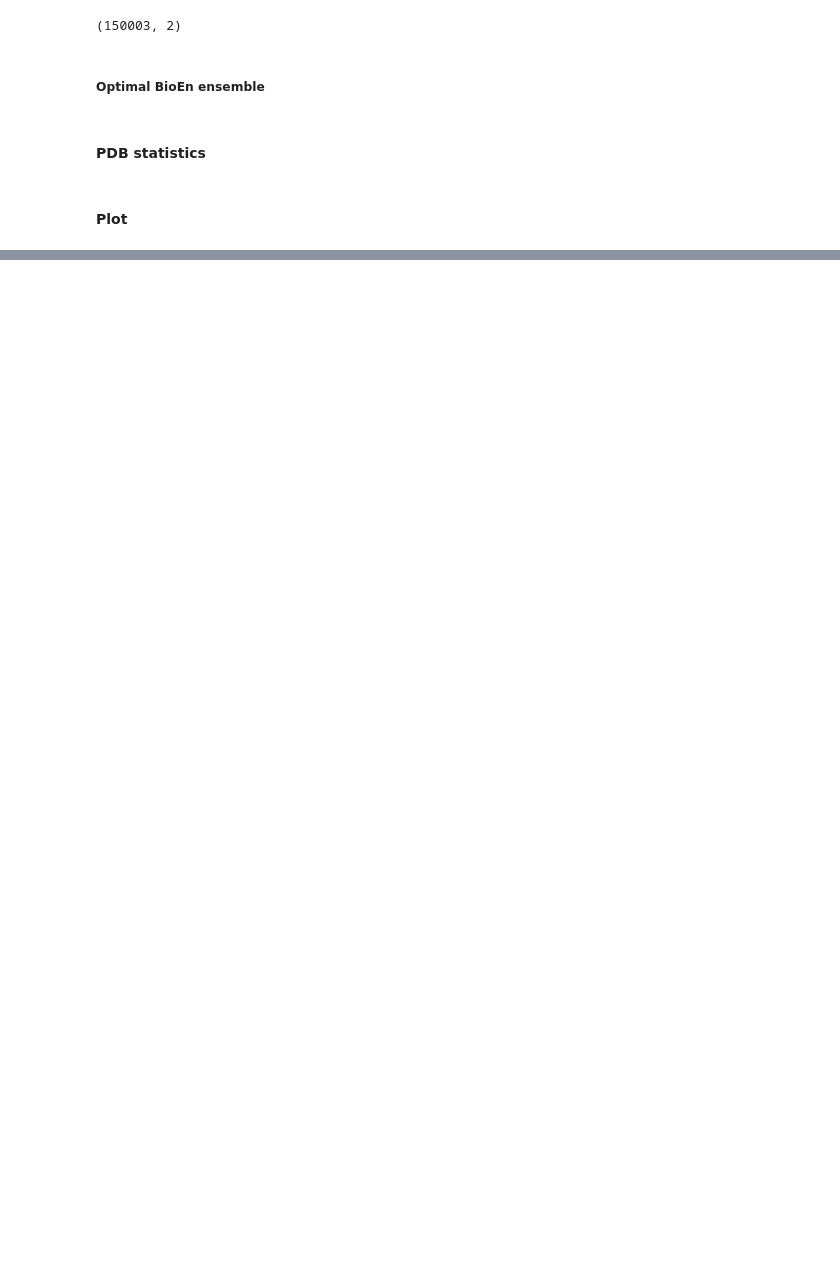
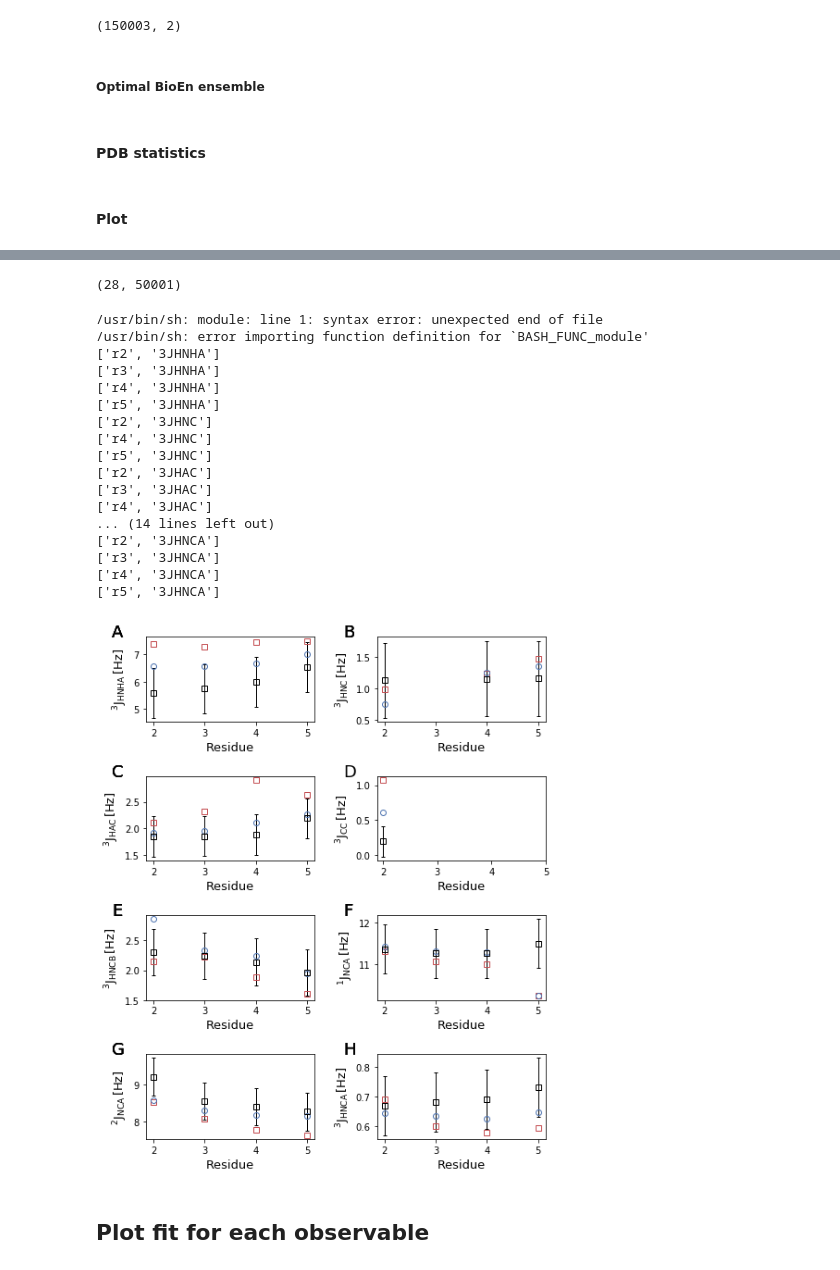
Before and after one commit to bio-phys/BioEn, a Jupyter notebook: examples/ala5_optimize/ala5-bioen.ipynb, the cells around one changed output, grey strips where cells are left out. Saved outputs shown, nothing was run; the diff lists cells and outputs as text; code cells hidden in the pictures; blank space fills up the shorter version.

```diff
--- a/examples/ala5_optimize/ala5-bioen.ipynb
+++ b/examples/ala5_optimize/ala5-bioen.ipynb
@@ -786,0 +820,2 @@ fig.savefig("plots/phi_psi_lnp/{}_lnp_phi_psi_all.pdf".format(para_set))
+# %%
+uniq_jkeys  = np.array(['3JHNHA', '3JHNC', '3JHAC', '3JCC', '3JHNCB', '1JNCA', '2JNCA', '3JHNCA'])
@@ -786,0 +849,74 @@ fig.savefig("plots/phi_psi_lnp/{}_lnp_phi_psi_all.pdf".format(para_set))
+# %%
+#y = np.genfromtxt(pth_out+"/for_opt/y.txt")
+y_w0 = np.mean(y, axis=1)
+# %%
+y_th_opt = np.genfromtxt(pth_out+"/yopt/y_theta{}_dat.txt".format(th_all))
+# %%
+y.shape
+# %% [output]
+(28, 50001)
+# %%
+! mkdir -p plots/j_couplings
+fig, ax  = plt.subplots(4,2, figsize=(7,8.5))
+lettters = ['A', 'B', 'C', 'D', 'E', 'F', 'G', 'H']
+
+
+
+for ri, _row in enumerate(res_jcp_l):
+    row = _row.split()
+    print(row)
+
+    uniq_id = np.where(uniq_jkeys == row[1])[0][0]
+
+    res = int(row[0][1:])
+
+    #Experiment
+    ax.flat[uniq_id].errorbar(res, exp_obs_err[ri,0], yerr=exp_obs_err[ri,1],
+
+                              marker="s", mew=1, mfc="None", c='black', capthick=1,
+                              elinewidth=1, capsize=2,
+                              linestyle="None", label='Exp.')
+
+    # MD
+    ax.flat[uniq_id].plot(res, y_w0[ri], "s", label="w0", c=cl[2], mfc="None", mew=1.0,
+                         mec=cl[2])
+
+
+
+    #BioEn
+    ax.flat[uniq_id].plot(res, y_th_opt[ri], "o",
+                         c=cl[0], mfc="None", mew=1.0, mec=cl[0])
+
+
+
+    super_script = r"$\mathregular{^"+row[1][0]+"J_{"+row[1][2:]+"}\, [Hz]}$"
+
+    ax.flat[uniq_id].set_ylabel(super_script, fontsize=13)
+    ax.flat[uniq_id].set_xlabel("Residue", fontsize=13)
+    ax.flat[uniq_id].set_xticks([2,3,4,5])
+    ax.flat[uniq_id].text(-0.2,1, lettters[uniq_id] , fontsize=18,
+
+                          transform=ax.flat[uniq_id].transAxes)
+
+fig.tight_layout()
+# %% [output]
+/usr/bin/sh: module: line 1: syntax error: unexpected end of file
+/usr/bin/sh: error importing function definition for `BASH_FUNC_module'
+['r2', '3JHNHA']
+['r3', '3JHNHA']
+['r4', '3JHNHA']
+['r5', '3JHNHA']
+['r2', '3JHNC']
+['r4', '3JHNC']
+['r5', '3JHNC']
+['r2', '3JHAC']
+['r3', '3JHAC']
+['r4', '3JHAC']
+... (14 lines left out)
+['r2', '3JHNCA']
+['r3', '3JHNCA']
+['r4', '3JHNCA']
+['r5', '3JHNCA']
+[figure, added]
+# %% [markdown]
+## Plot fit for each observable
```
Also changed, not shown: parts of 24 cells of this notebook.
